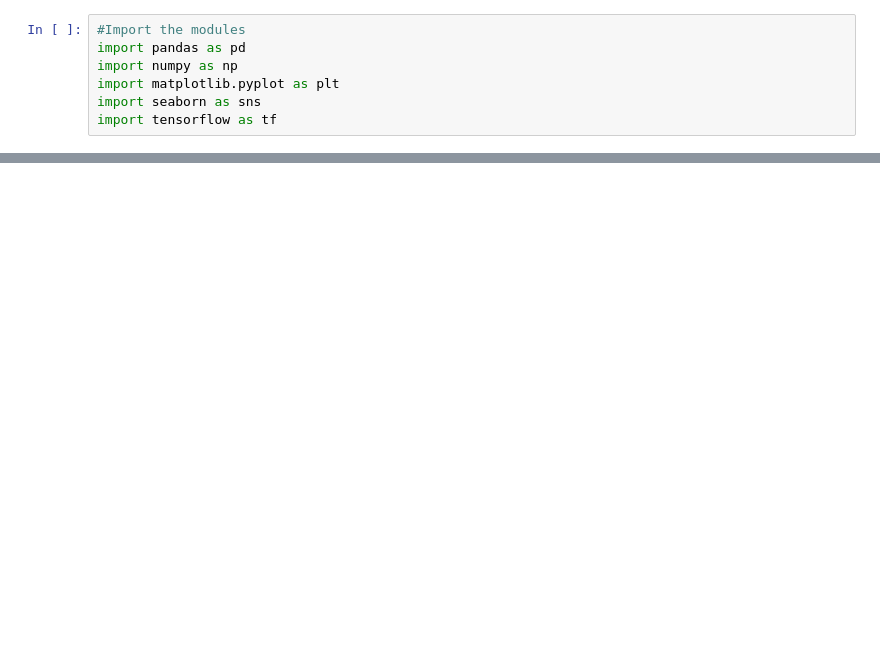
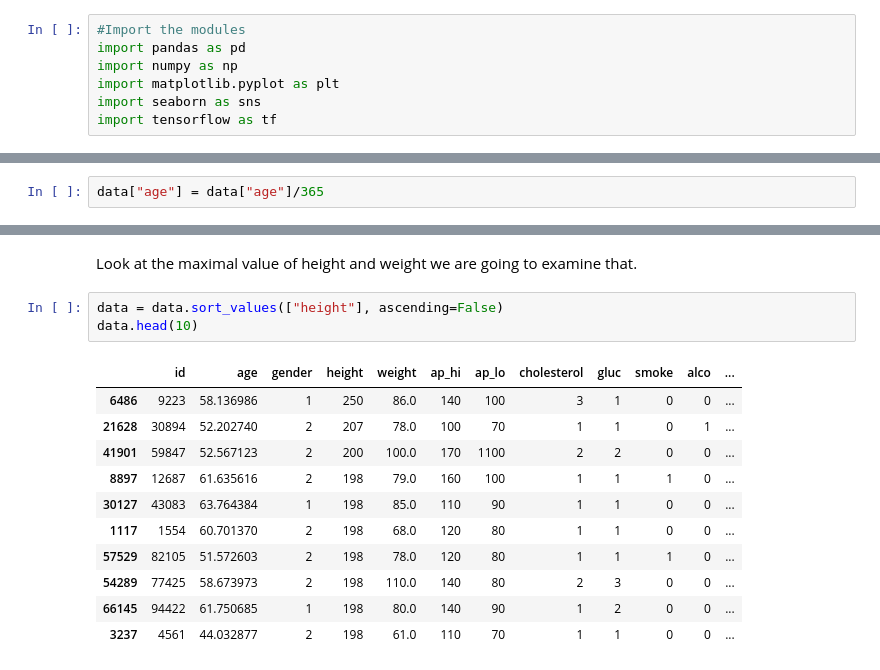
Before and after one commit to reyhanalemmario/bangkit, a Jupyter notebook: first_project.ipynb, the cells around one changed output, grey strips where cells are left out. Drawn from its saved outputs; the diff is of its cells as text; blank space fills up the shorter version.

```diff
--- a/first_project.ipynb
+++ b/first_project.ipynb
@@ -32,0 +36,2 @@ data.head()
+# %%
+data["age"] = data["age"]/365
@@ -32,0 +84,17 @@ data.head()
+# %% [markdown]
+Look at the maximal value of height and weight we are going to examine that.
+# %%
+data = data.sort_values(["height"], ascending=False)
+data.head(10)
+# %% [output]
+|  | id | age | gender | height | weight | ap_hi | ap_lo | cholesterol | gluc | smoke | alco | ... |
+| 6486 | 9223 | 58.136986 | 1 | 250 | 86.0 | 140 | 100 | 3 | 1 | 0 | 0 | ... |
+| 21628 | 30894 | 52.202740 | 2 | 207 | 78.0 | 100 | 70 | 1 | 1 | 0 | 1 | ... |
+| 41901 | 59847 | 52.567123 | 2 | 200 | 100.0 | 170 | 1100 | 2 | 2 | 0 | 0 | ... |
+| 8897 | 12687 | 61.635616 | 2 | 198 | 79.0 | 160 | 100 | 1 | 1 | 1 | 0 | ... |
+| 30127 | 43083 | 63.764384 | 1 | 198 | 85.0 | 110 | 90 | 1 | 1 | 0 | 0 | ... |
+| 1117 | 1554 | 60.701370 | 2 | 198 | 68.0 | 120 | 80 | 1 | 1 | 0 | 0 | ... |
+| 57529 | 82105 | 51.572603 | 2 | 198 | 78.0 | 120 | 80 | 1 | 1 | 1 | 0 | ... |
+| 54289 | 77425 | 58.673973 | 2 | 198 | 110.0 | 140 | 80 | 2 | 3 | 0 | 0 | ... |
+| 66145 | 94422 | 61.750685 | 1 | 198 | 80.0 | 140 | 90 | 1 | 2 | 0 | 0 | ... |
+| 3237 | 4561 | 44.032877 | 2 | 198 | 61.0 | 110 | 70 | 1 | 1 | 0 | 0 | ... |
```
Also changed, not shown: parts of 14 cells of this notebook.
